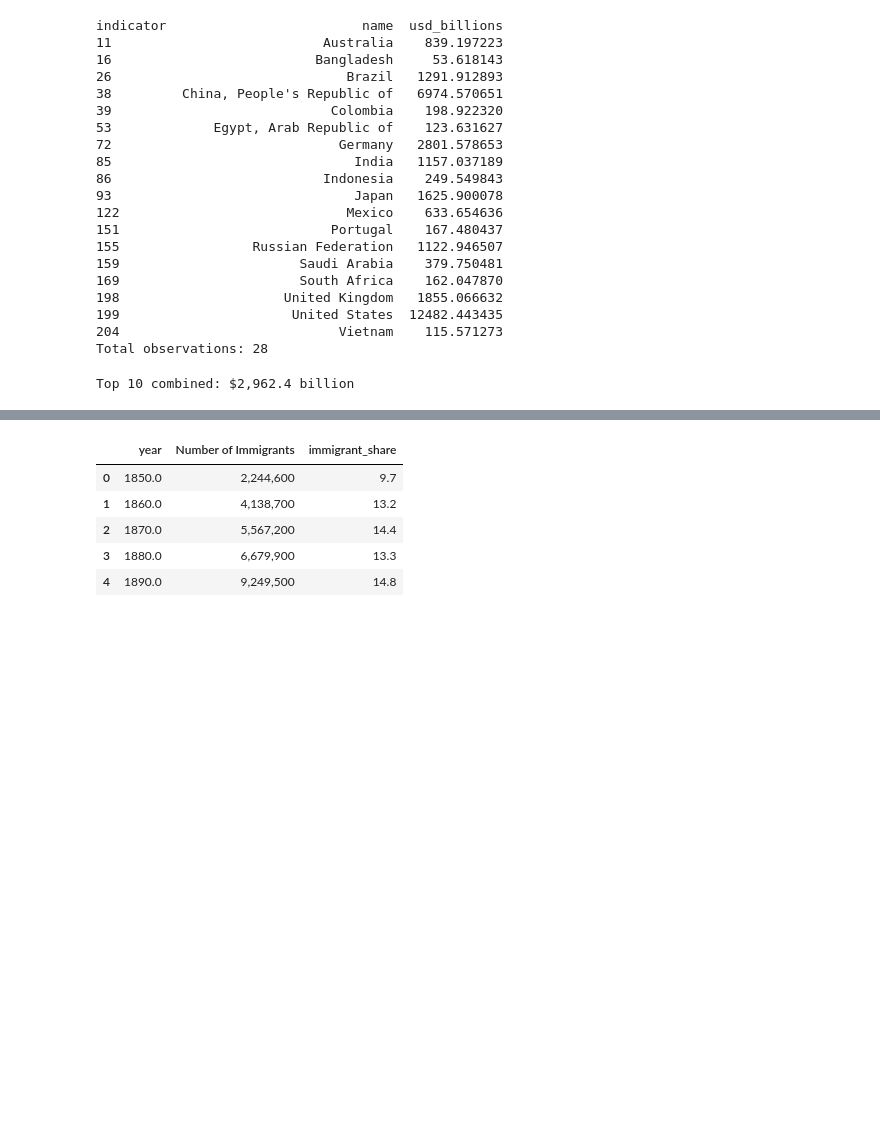
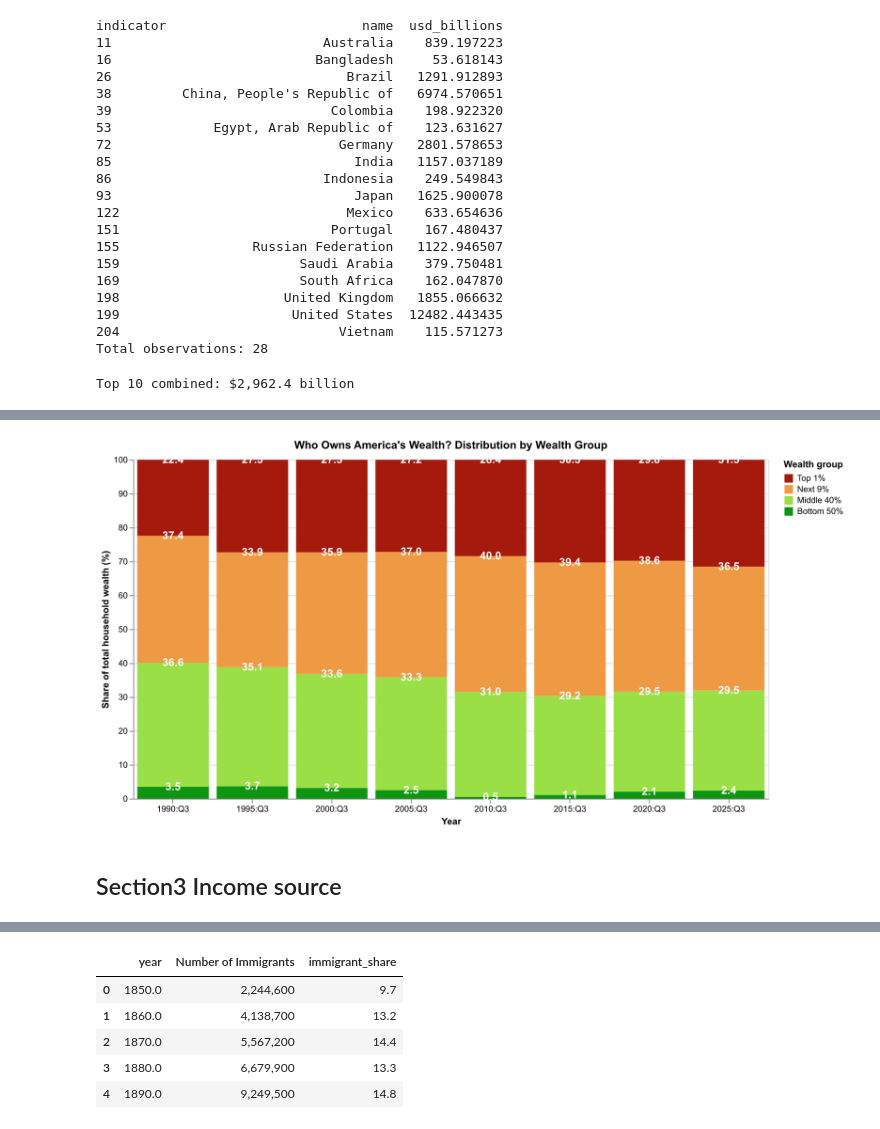
Before and after one commit to seiyamatsumoto13/data_viz_static, a Jupyter notebook: src/static_charts.ipynb, the cells around one changed output, grey strips where cells are left out. Cells and saved outputs as stored; diff of their text form; code cells hidden in the pictures; blank space fills up the shorter version.

```diff
--- a/src/static_charts.ipynb
+++ b/src/static_charts.ipynb
@@ -2581,0 +609,29 @@ chart07b.save("../img/07.png", scale_factor=2)
+# %%
+# Percentage labels inside each stacked bar
+labels06b = alt.Chart(wealth_shares).mark_text(
+    color="white",
+    fontSize=13,
+    fontWeight="bold"
+).encode(
+    x=alt.X(
+        "Date:N",
+        sort=alt.SortField("Date", order="ascending")
+    ),
+    y=alt.Y(
+        "Share (%):Q",
+        stack="center"
+    ),
+    text=alt.Text(
+        "Share (%):Q",
+        format=".1f"
+    ),
+    detail="Wealth group:N",
+    order=alt.Order(
+        "stack_order:Q",
+        sort="descending"
+    )
+)
+
+# Combine bars and labels
+chart06b = chart06b + labels06b
+chart06b
@@ -2581,0 +640,8 @@ chart07b.save("../img/07.png", scale_factor=2)
+# %%
+chart06b.save("../img/02b.png", scale_factor=2)
+chart06b.save("../img/02b.svg")
+display(Image(filename="../img/02b.png"))
+# %% [output]
+[figure, added]
+# %% [markdown]
+## Section3 Income source
```
Also changed, not shown: parts of 116 cells of this notebook, 41 other files.
